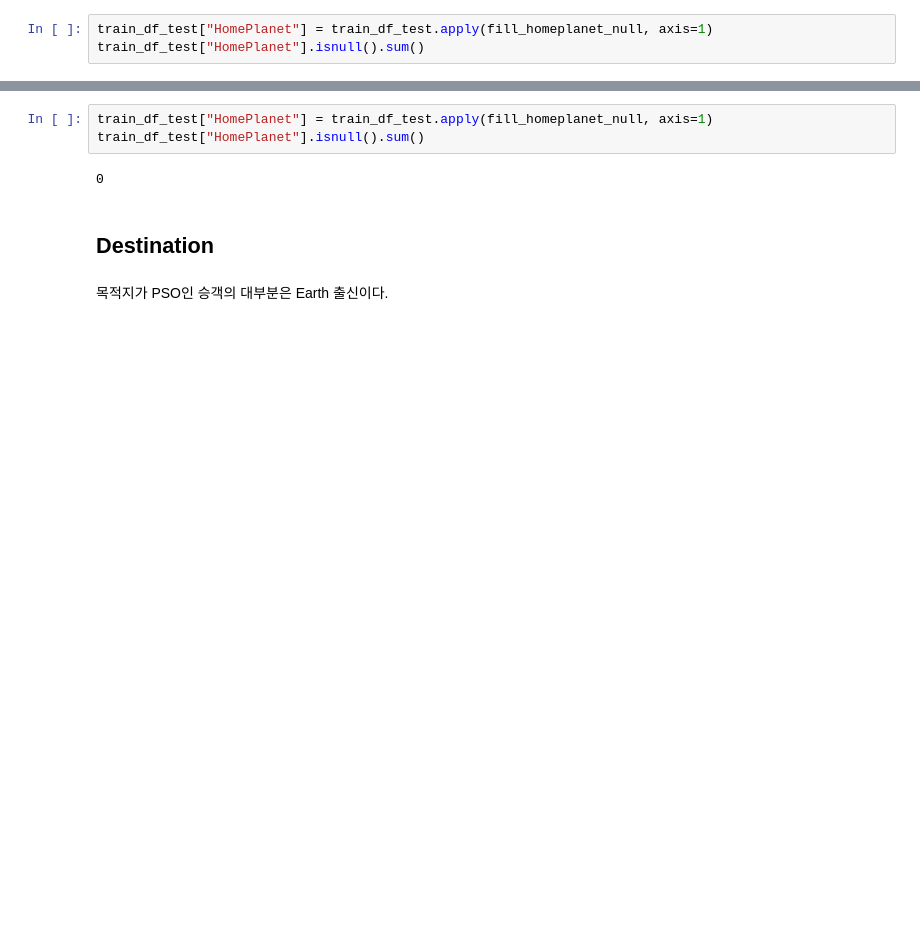
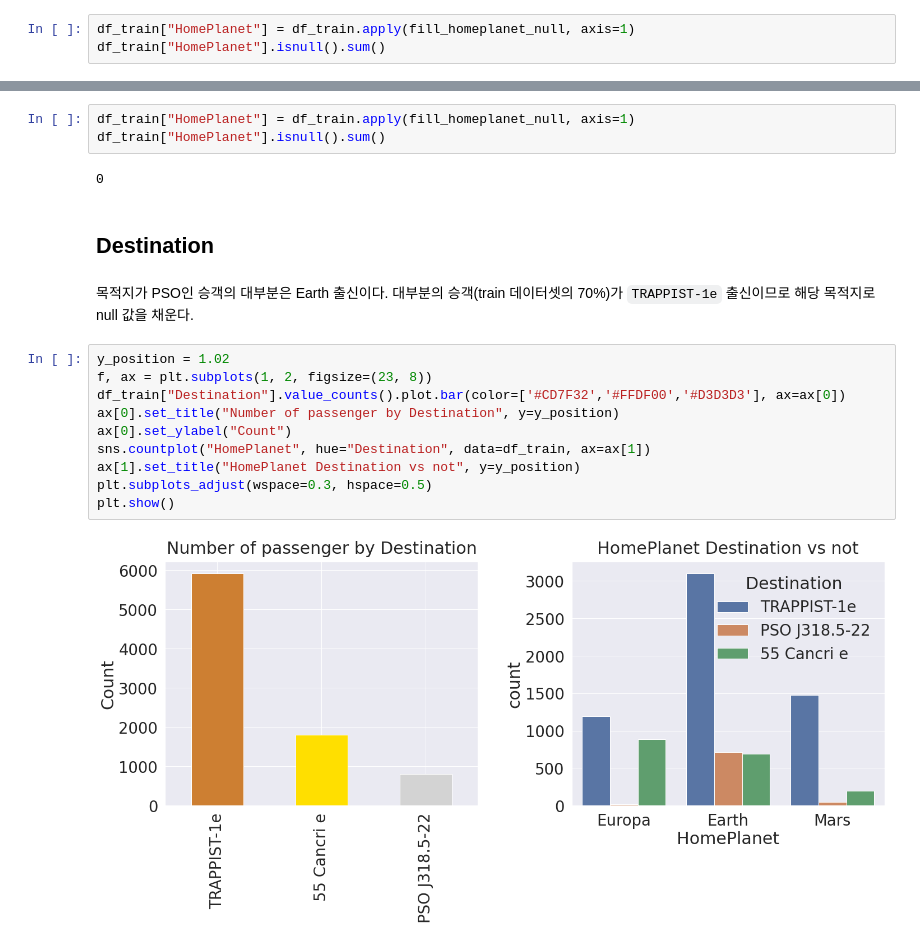
Before and after one commit to HyeonGeunY/kaggle, a Jupyter notebook: spaceship_titanic/notebooks/spaceshiptitanic-prediction.ipynb, the cells around one changed output, grey strips where cells are left out. Drawn from its saved outputs; the diff is of its cells as text; blank space fills up the shorter version.

```diff
--- a/spaceship_titanic/notebooks/spaceshiptitanic-prediction.ipynb
+++ b/spaceship_titanic/notebooks/spaceshiptitanic-prediction.ipynb
@@ -313,6 +323,6 @@ train_df_test["HomePlanet"].isnull().sum()
 # %% [output]
 201
 # %%
-train_df_test["HomePlanet"] = train_df_test.apply(fill_homeplanet_null, axis=1)
-train_df_test["HomePlanet"].isnull().sum()
+df_train["HomePlanet"] = df_train.apply(fill_homeplanet_null, axis=1)
+df_train["HomePlanet"].isnull().sum()
 # %% [output]
@@ -320,9 +330,22 @@ train_df_test["HomePlanet"].isnull().sum()
 # %%
-train_df_test["HomePlanet"] = train_df_test.apply(fill_homeplanet_null, axis=1)
-train_df_test["HomePlanet"].isnull().sum()
+df_train["HomePlanet"] = df_train.apply(fill_homeplanet_null, axis=1)
+df_train["HomePlanet"].isnull().sum()
 # %% [output]
 0
 # %% [markdown]
 ## Destination
 # %% [markdown]
 목적지가 PSO인 승객의 대부분은 Earth 출신이다.
+대부분의 승객(train 데이터셋의 70%)가 `TRAPPIST-1e` 출신이므로 해당 목적지로 null 값을 채운다.
+# %%
+y_position = 1.02
+f, ax = plt.subplots(1, 2, figsize=(23, 8))
+df_train["Destination"].value_counts().plot.bar(color=['#CD7F32','#FFDF00','#D3D3D3'], ax=ax[0])
+ax[0].set_title("Number of passenger by Destination", y=y_position)
+ax[0].set_ylabel("Count")
+sns.countplot("HomePlanet", hue="Destination", data=df_train, ax=ax[1])
+ax[1].set_title("HomePlanet Destination vs not", y=y_position)
+plt.subplots_adjust(wspace=0.3, hspace=0.5)
+plt.show()
+# %% [output]
+[figure, added]
```
Also changed, not shown: parts of 28 cells of this notebook, 10 other files.
